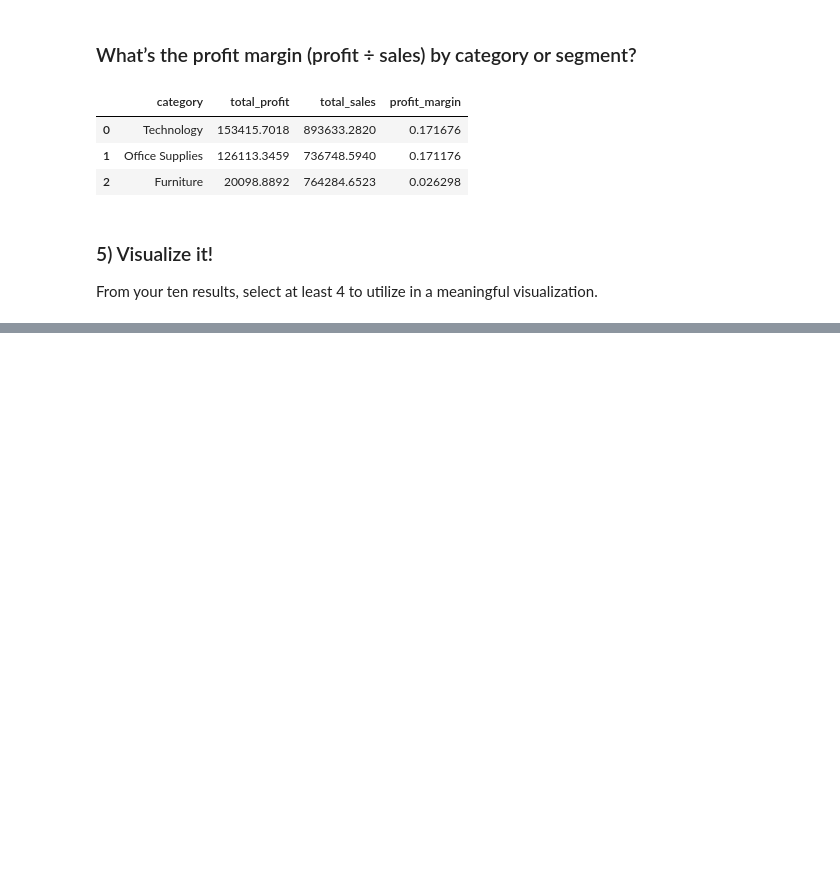
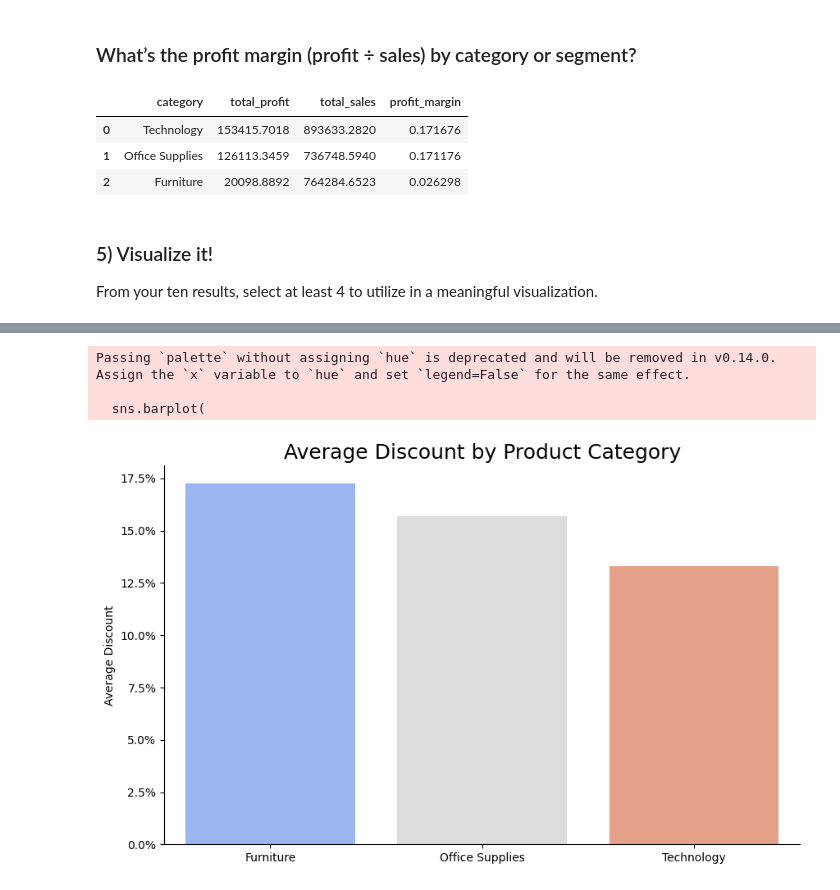
Before and after one commit to Wyparks04/DataAnalysisModule3, a Jupyter notebook: Week4/notebooks/superstore_sales_workflow.ipynb, the cells around one changed output, grey strips where cells are left out. Saved outputs shown, nothing was run; the diff lists cells and outputs as text; code cells hidden in the pictures; blank space fills up the shorter version.

```diff
--- a/Week4/notebooks/superstore_sales_workflow.ipynb
+++ b/Week4/notebooks/superstore_sales_workflow.ipynb
@@ -458,0 +507,26 @@ plt.show()
+# %%
+# visualization three code here
+plt.figure(figsize=(10,6))
+
+sns.barplot(
+    data=result4,
+    x='category',
+    y='avg_discount',
+    palette='coolwarm'
+)
+
+plt.title('Average Discount by Product Category', fontsize=18)
+plt.xlabel(None)
+plt.ylabel('Average Discount')
+
+# Format y-axis as a percentage
+ax = plt.gca()
+ax.yaxis.set_major_formatter(mticker.FuncFormatter(lambda x, _: f'{x:.1%}'))
+
+sns.despine()
+plt.show()
+# %% [output]
+Passing `palette` without assigning `hue` is deprecated and will be removed in v0.14.0. Assign the `x` variable to `hue` and set `legend=False` for the same effect.
+
+  sns.barplot(
+[figure, added]
```
Also changed, not shown: parts of 8 cells of this notebook.
